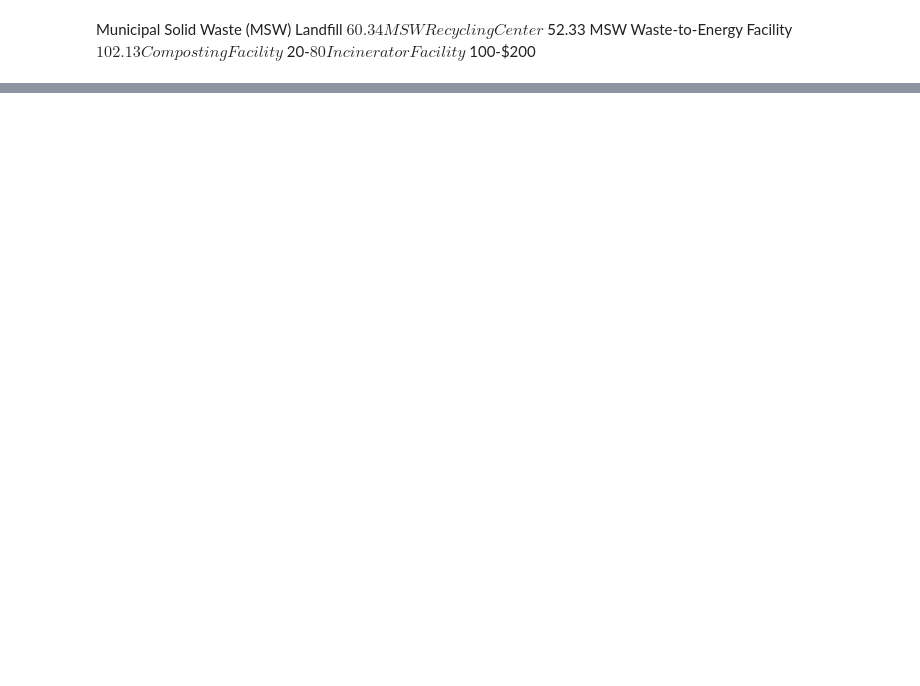
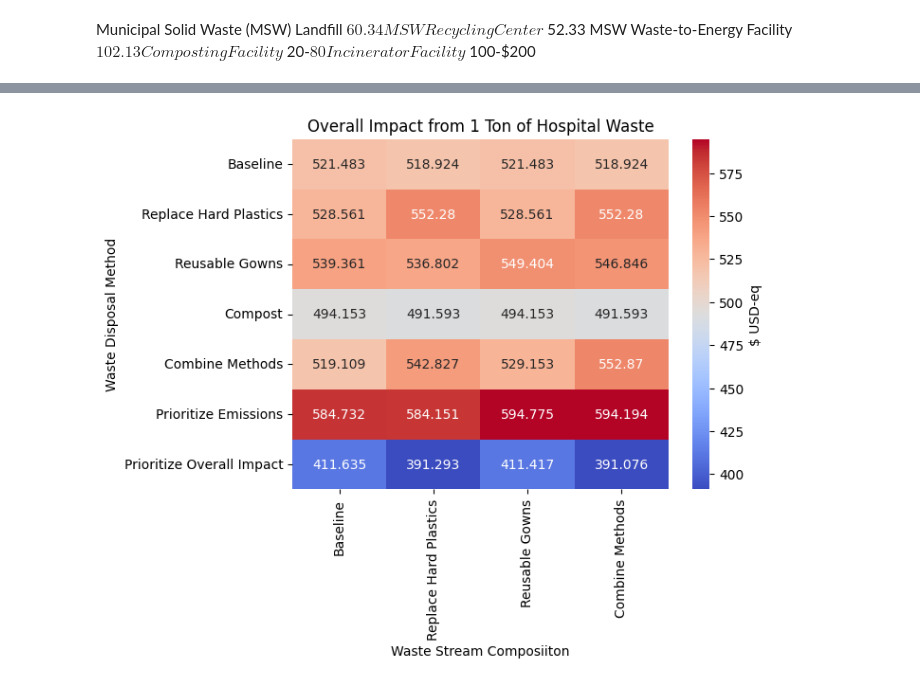
Before and after one commit to nmadev/HospitalWasteAnalysis, a Jupyter notebook: LCA.ipynb, the cells around one changed output, grey strips where cells are left out. Saved outputs shown, nothing was run; the diff lists cells and outputs as text; code cells hidden in the pictures; blank space fills up the shorter version.

```diff
--- a/LCA.ipynb
+++ b/LCA.ipynb
@@ -291,0 +473,4 @@ Analyzing Scenario: Total Cost
+# %%
+produce_heatmap(results_tot, 'Overall Impact from 1 Ton of Hospital Waste', '$ USD-eq')
+# %% [output]
+[figure, added]
```
Also changed, not shown: parts of 24 cells of this notebook.
